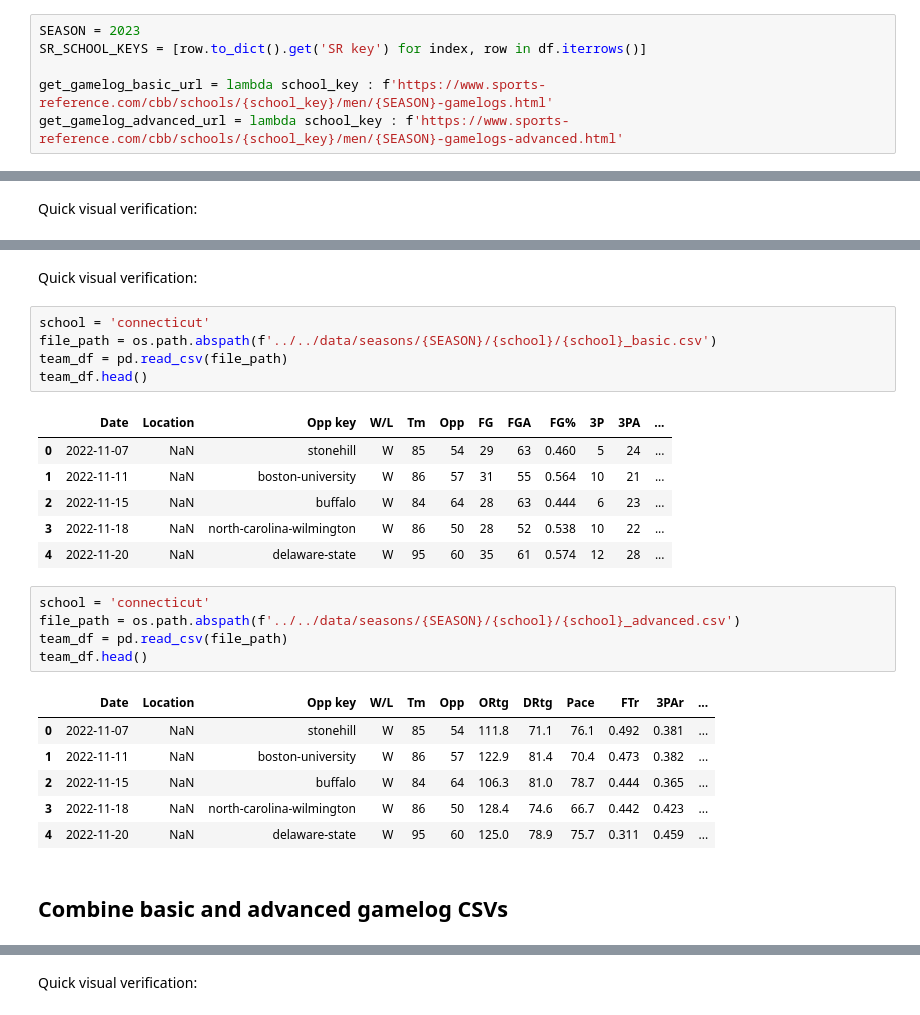
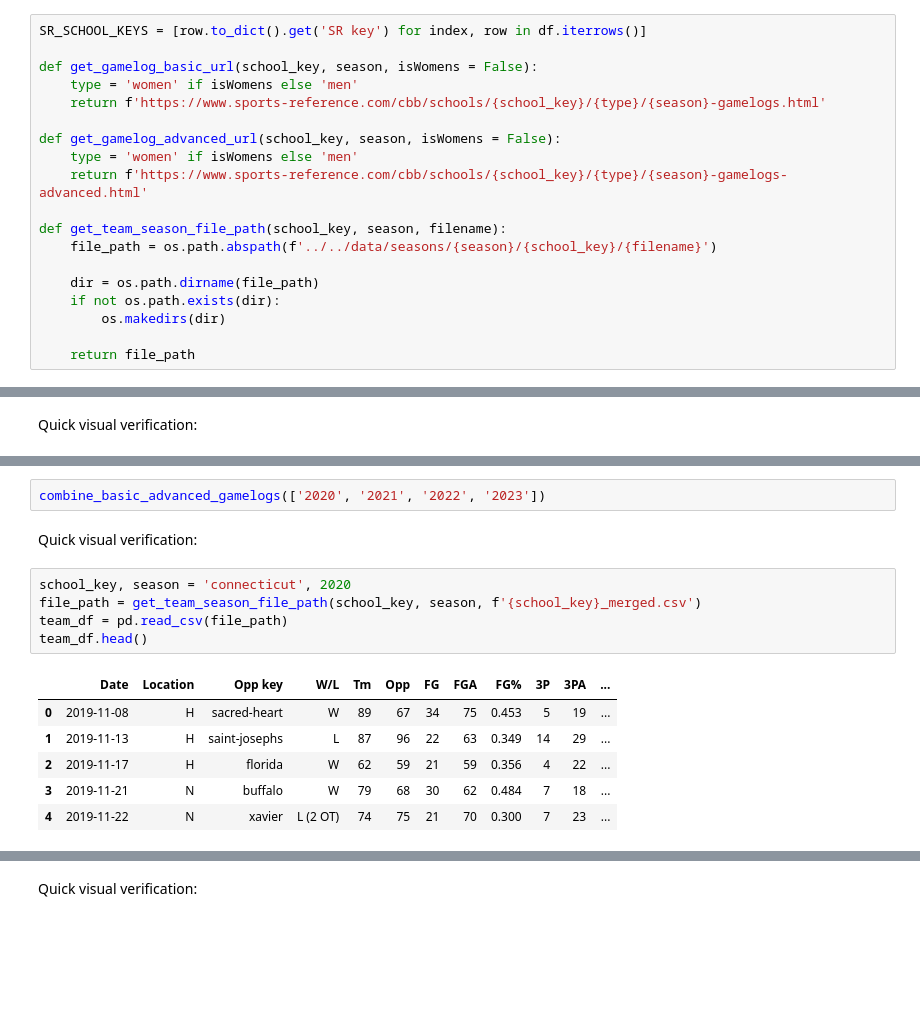
Before and after one commit to mike-taylor99/MLMB, a Jupyter notebook: utils/notebook/training_data.ipynb, the cells around one changed output, grey strips where cells are left out. Drawn from its saved outputs; the diff is of its cells as text; blank space fills up the shorter version.

```diff
--- a/utils/notebook/training_data.ipynb
+++ b/utils/notebook/training_data.ipynb
@@ -21,11 +29,24 @@ df.head()
 | 3 | Alabama | Tuscaloosa, Alabama | alabama | alabama | Alabama | University of Alabama | #9D2235 |
 | 4 | Alabama A&M | Normal, Alabama | alabama-am | alabama-am | Alabama A&M | Alabama A&M University | #862633 |
 # %%
-SEASON = 2023
 SR_SCHOOL_KEYS = [row.to_dict().get('SR key') for index, row in df.iterrows()]
 
-get_gamelog_basic_url = lambda school_key : f'https://www.sports-reference.com/cbb/schools/{school_key}/men/{SEASON}-gamelogs.html'
-get_gamelog_advanced_url = lambda school_key : f'https://www.sports-reference.com/cbb/schools/{school_key}/men/{SEASON}-gamelogs-advanced.html'
+def get_gamelog_basic_url(school_key, season, isWomens = False):
+    type = 'women' if isWomens else 'men'
+    return f'https://www.sports-reference.com/cbb/schools/{school_key}/{type}/{season}-gamelogs.html'
+
+def get_gamelog_advanced_url(school_key, season, isWomens = False):
+    type = 'women' if isWomens else 'men'
+    return f'https://www.sports-reference.com/cbb/schools/{school_key}/{type}/{season}-gamelogs-advanced.html'
+
+def get_team_season_file_path(school_key, season, filename):
+    file_path = os.path.abspath(f'../../data/seasons/{season}/{school_key}/{filename}')
+
+    dir = os.path.dirname(file_path)
+    if not os.path.exists(dir):
+        os.makedirs(dir)
+
+    return file_path
 # %% [markdown]
 ## Download gamelogs HTML
 Download the basic and advanced gamelog html for each team
@@ -190,28 +263,16 @@ for school in tqdm(SR_SCHOOL_KEYS):
+# %%
+combine_basic_advanced_gamelogs(['2020', '2021', '2022', '2023'])
 # %% [markdown]
 Quick visual verification:
 # %%
-school = 'connecticut'
-file_path = os.path.abspath(f'../../data/seasons/{SEASON}/{school}/{school}_basic.csv')
+school_key, season = 'connecticut', 2020
+file_path = get_team_season_file_path(school_key, season, f'{school_key}_merged.csv')
 team_df = pd.read_csv(file_path)
 team_df.head()
 # %% [output]
 |  | Date | Location | Opp key | W/L | Tm | Opp | FG | FGA | FG% | 3P | 3PA | ... |
-| 0 | 2022-11-07 | NaN | stonehill | W | 85 | 54 | 29 | 63 | 0.460 | 5 | 24 | ... |
-| 1 | 2022-11-11 | NaN | boston-university | W | 86 | 57 | 31 | 55 | 0.564 | 10 | 21 | ... |
-| 2 | 2022-11-15 | NaN | buffalo | W | 84 | 64 | 28 | 63 | 0.444 | 6 | 23 | ... |
-| 3 | 2022-11-18 | NaN | north-carolina-wilmington | W | 86 | 50 | 28 | 52 | 0.538 | 10 | 22 | ... |
-| 4 | 2022-11-20 | NaN | delaware-state | W | 95 | 60 | 35 | 61 | 0.574 | 12 | 28 | ... |
+| 0 | 2019-11-08 | H | sacred-heart | W | 89 | 67 | 34 | 75 | 0.453 | 5 | 19 | ... |
+| 1 | 2019-11-13 | H | saint-josephs | L | 87 | 96 | 22 | 63 | 0.349 | 14 | 29 | ... |
+| 2 | 2019-11-17 | H | florida | W | 62 | 59 | 21 | 59 | 0.356 | 4 | 22 | ... |
+| 3 | 2019-11-21 | N | buffalo | W | 79 | 68 | 30 | 62 | 0.484 | 7 | 18 | ... |
+| 4 | 2019-11-22 | N | xavier | L (2 OT) | 74 | 75 | 21 | 70 | 0.300 | 7 | 23 | ... |
-# %%
-school = 'connecticut'
-file_path = os.path.abspath(f'../../data/seasons/{SEASON}/{school}/{school}_advanced.csv')
-team_df = pd.read_csv(file_path)
-team_df.head()
-# %% [output]
-|  | Date | Location | Opp key | W/L | Tm | Opp | ORtg | DRtg | Pace | FTr | 3PAr | ... |
-| 0 | 2022-11-07 | NaN | stonehill | W | 85 | 54 | 111.8 | 71.1 | 76.1 | 0.492 | 0.381 | ... |
-| 1 | 2022-11-11 | NaN | boston-university | W | 86 | 57 | 122.9 | 81.4 | 70.4 | 0.473 | 0.382 | ... |
-| 2 | 2022-11-15 | NaN | buffalo | W | 84 | 64 | 106.3 | 81.0 | 78.7 | 0.444 | 0.365 | ... |
-| 3 | 2022-11-18 | NaN | north-carolina-wilmington | W | 86 | 50 | 128.4 | 74.6 | 66.7 | 0.442 | 0.423 | ... |
-| 4 | 2022-11-20 | NaN | delaware-state | W | 95 | 60 | 125.0 | 78.9 | 75.7 | 0.311 | 0.459 | ... |
-# %% [markdown]
-## Combine basic and advanced gamelog CSVs
```
Also changed, not shown: parts of 35 cells of this notebook, 14 other files.
